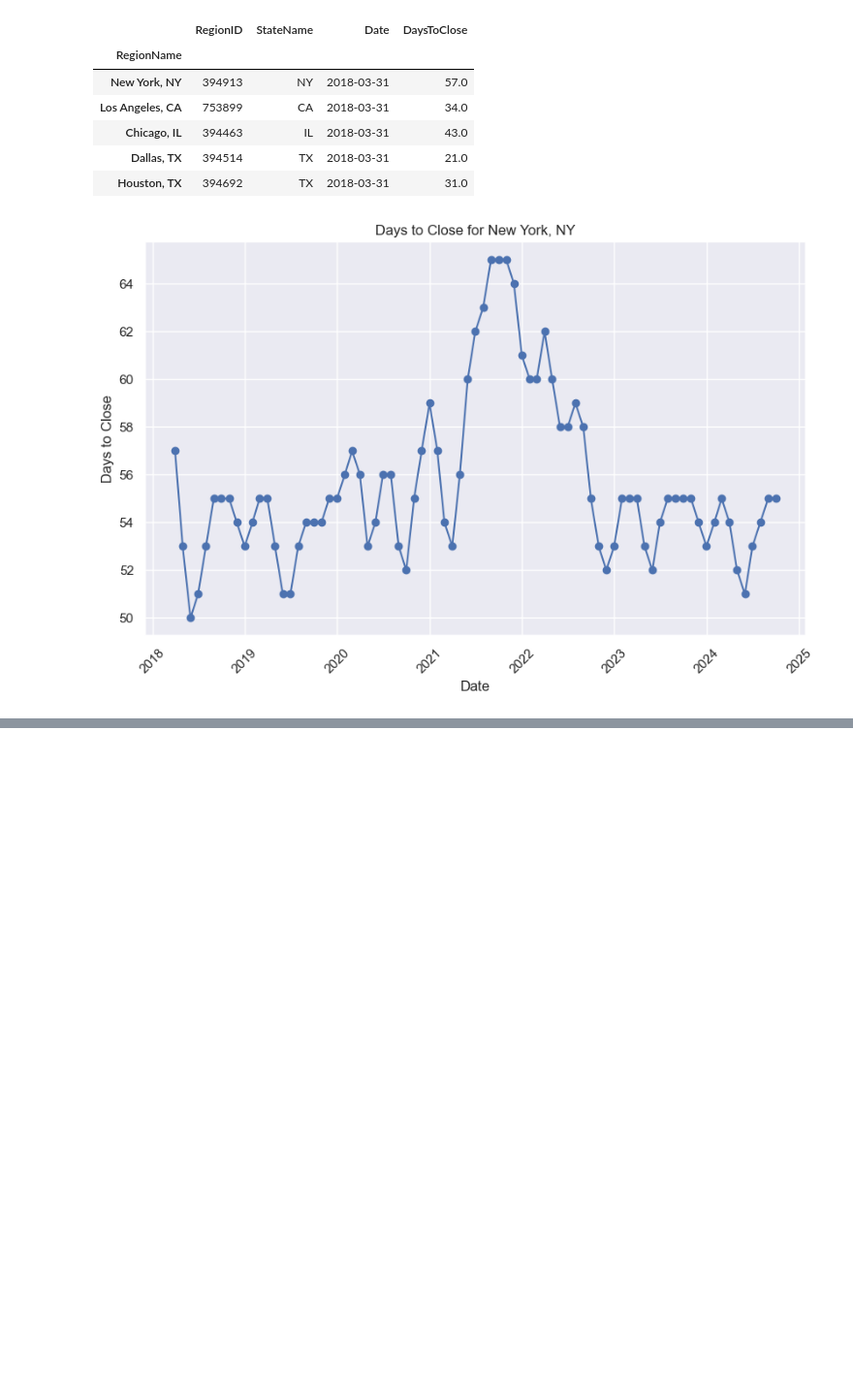
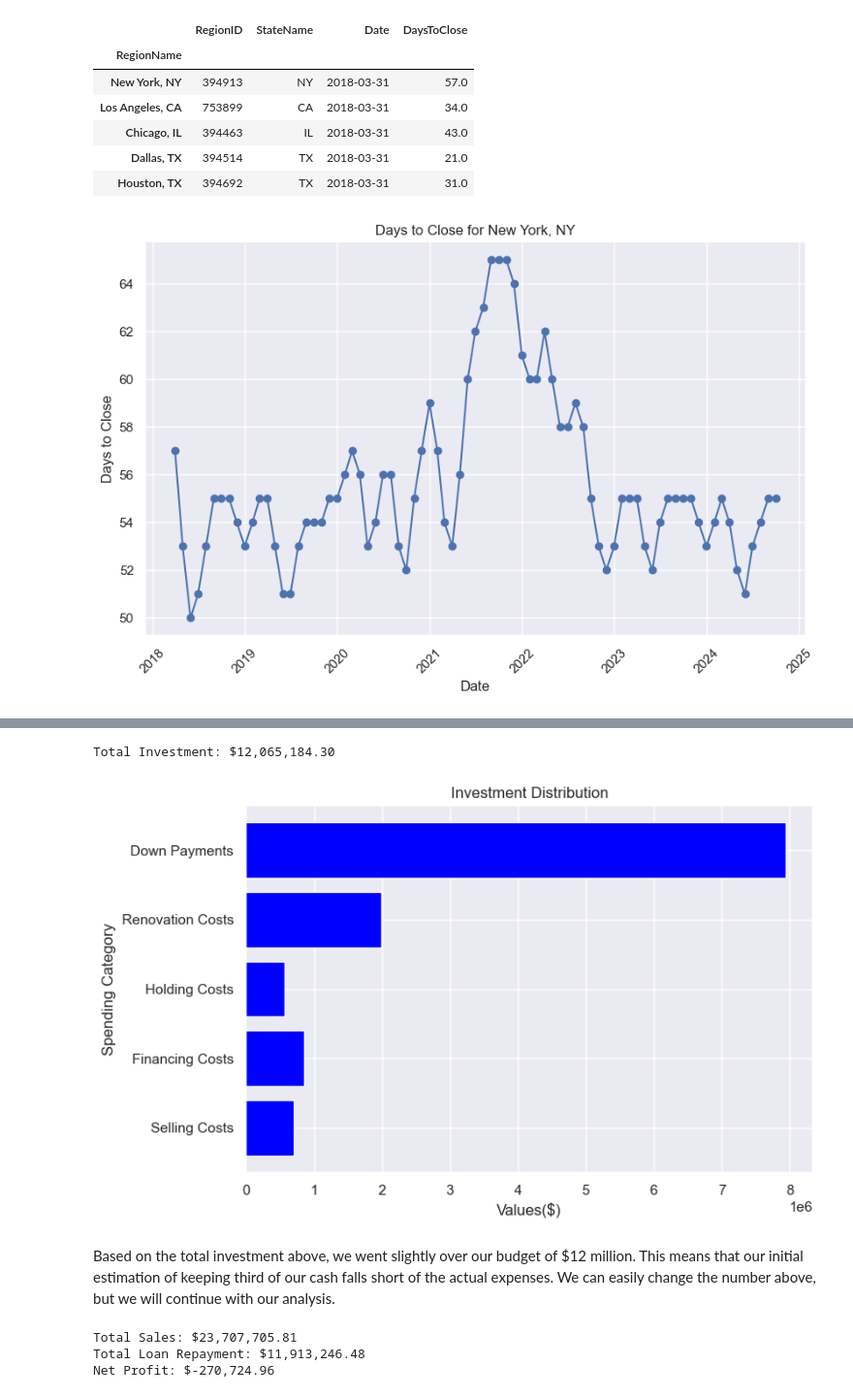
Before and after one commit to arthurkennedy/eda_dppt_project, a Jupyter notebook: mohamed/five.ipynb, the cells around one changed output, grey strips where cells are left out. Shown at 97% size. Saved outputs shown, nothing was run; the diff lists cells and outputs as text; code cells hidden in the pictures; blank space fills up the shorter version.

```diff
--- a/mohamed/Untitled.ipynb
+++ b/mohamed/five.ipynb
@@ -325,0 +350,3 @@ plt.show()
+# %%
+home_value_forecast = pd.read_csv('../data/forecast_metro.csv')
+home_value_forecast.head()
@@ -325,0 +506,5 @@ plt.show()
+# %%
+# Calculate the sale date. Starting from the list date
+market_list_date = pd.to_datetime('2025-10-31')
+sale_data['SaleDate'] = market_list_date + pd.to_timedelta(sale_data['DaysToPending'] + sale_data['DaysToClose'], unit='day')
+sale_data.head()
@@ -325,0 +538,7 @@ plt.show()
+# %%
+# Using 10% of the unit value when buying it to calculate the renovation costs per region
+sale_data['RenovationCost'] = sale_data['PurchaseCost'] * 0.1
+sale_data['ResaleValueIncrease'] = sale_data['RenovationCost'] * 1.25
+print(f"Total Renovation Costs: ${(sale_data['RenovationCost'] * sale_data['NumberOfProperties']).sum():,.2f}")
+print(f"Total Resale Value Increase: ${(sale_data['ResaleValueIncrease']  * sale_data['NumberOfProperties']).sum():,.2f}")
+sale_data[['RegionID', 'RegionName', 'PurchaseCost', 'NumberOfProperties', 'RenovationCost', 'ResaleValueIncrease']].head()
@@ -325,0 +557,5 @@ plt.show()
+# %%
+sale_data['SalePrice'] = sale_data['PurchaseCost'] + (sale_data['PurchaseCost'] * (sale_data['ForecastChange']/100)) + sale_data['ResaleValueIncrease']
+sale_data['SellingCosts'] = sale_data['SalePrice'] * 0.03 * sale_data['NumberOfProperties']
+print(f"Total Selling Costs: ${sale_data['SellingCosts'].sum():,.2f}")
+sale_data.head()
@@ -325,0 +578,50 @@ plt.show()
+# %%
+# Down payments
+total_investment = sale_data['DownPayments'].sum()
+# Renovation costs
+total_investment += (sale_data['RenovationCost'] * sale_data['NumberOfProperties']).sum()
+# Holding costs
+total_investment += (sale_data['HoldingCostsPerMonth'] * sale_data['HoldingMonths']).sum()
+# Financing costs
+total_investment += (sale_data['InterestPerMonth'] * sale_data['HoldingMonths']).sum()
+# Selling costs
+total_investment += sale_data['SellingCosts'].sum()
+
+print(f"Total Investment: ${total_investment:,.2f}")
+
+# Data for the bar chart
+categories = ['Down Payments', 'Renovation Costs', 'Holding Costs', 'Financing Costs', 'Selling Costs']
+values = [sale_data['DownPayments'].sum(),
+          (sale_data['RenovationCost'] * sale_data['NumberOfProperties']).sum(),
+          (sale_data['HoldingCostsPerMonth'] * sale_data['HoldingMonths']).sum(),
+          (sale_data['InterestPerMonth'] * sale_data['HoldingMonths']).sum(),
+          sale_data['SellingCosts'].sum()]
+
+# Create a bar chart
+plt.figure(figsize=(8, 5))
+plt.barh(categories, values, color='blue')
+
+# Customize labels and title
+plt.xlabel('Values($)')
+plt.ylabel('Spending Category')
+plt.title('Investment Distribution')
+plt.gca().invert_yaxis()
+plt.tight_layout()
+# Display the chart
+plt.show()
+# %% [output]
+Total Investment: $12,065,184.30
+[figure, added]
+# %% [markdown]
+Based on the total investment above, we went slightly over our budget of $12 million. This means that our initial estimation of keeping third of our cash falls short of the actual expenses. We can easily change the number above, but we will continue with our analysis.
+# %%
+total_sales = (sale_data['SalePrice'] * sale_data['NumberOfProperties']).sum()
+total_loan_repayment = sale_data['LoanTotal'].sum()
+net_profit = total_sales - total_investment - total_loan_repayment
+print(f"Total Sales: ${total_sales:,.2f}")
+print(f"Total Loan Repayment: ${total_loan_repayment:,.2f}")
+print(f"Net Profit: ${net_profit:,.2f}")
+# %% [output]
+Total Sales: $23,707,705.81
+Total Loan Repayment: $11,913,246.48
+Net Profit: $-270,724.96
```
Also changed, not shown: parts of 29 cells of this notebook, 1 other file.
